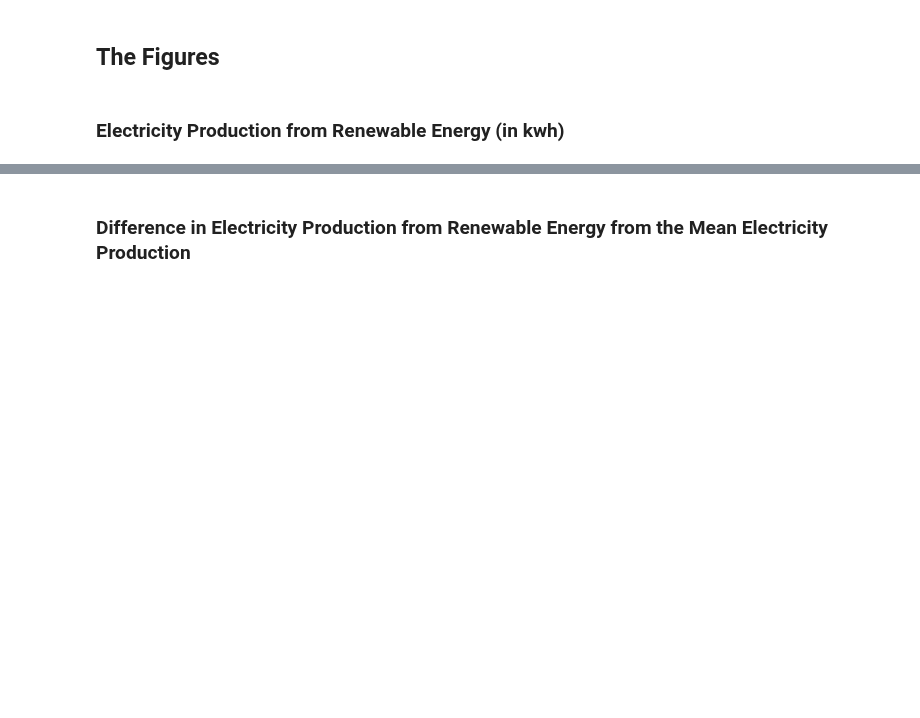
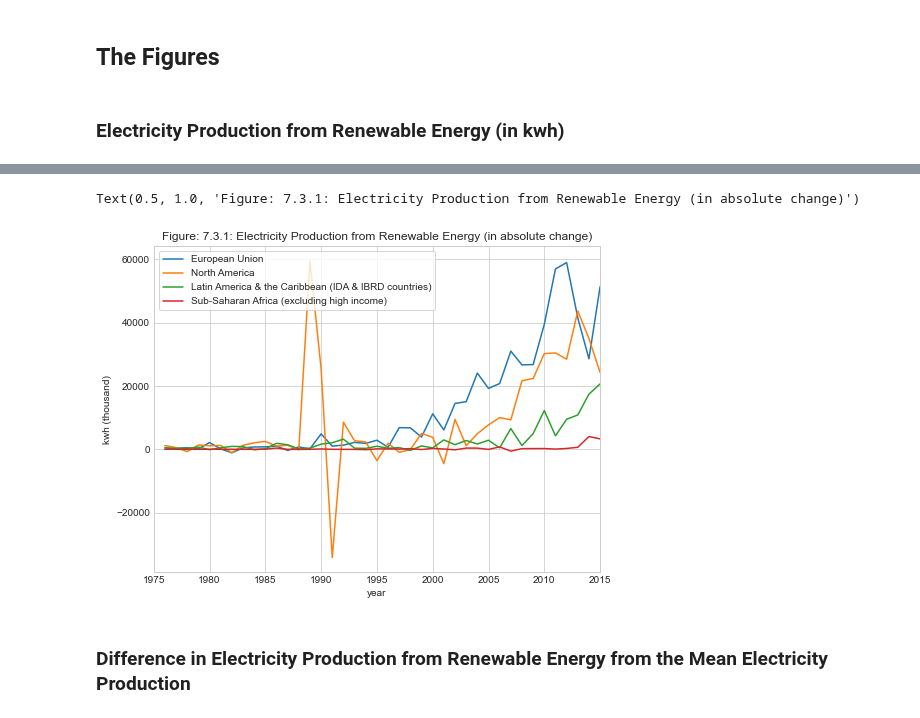
Before and after one commit to ghz106/Data-project, a Jupyter notebook: Data project.ipynb, the cells around one changed output, grey strips where cells are left out. Drawn from its saved outputs; the diff is of its cells as text; code cells hidden in the pictures; blank space fills up the shorter version.

```diff
--- a/Data project.ipynb
+++ b/Data project.ipynb
@@ -226,21 +235,3 @@ wb_rnwx_kwh_['demean'] = wb_rnwx_kwh_.e_in_kwh_thousand - wb_rnwx_kwh_.wb_rnwx_k
 ## The Figures
 # %% [markdown]
 ### Electricity Production from Renewable Energy (in kwh)
-# %%
-#we plot the figures from above, but this time not interactively
-regions = ['European Union',
-           'North America',
-           'Latin America & the Caribbean (IDA & IBRD countries)',
-           'Sub-Saharan Africa (excluding high income)']
-
-fig = plt.figure(figsize=(8,6))
-ax = fig.add_subplot(1,1,1)
-
-# Here we use the fact that the index has multiple levels (years) for an elegant loop
-for i in regions:
-    wb_rnwx_kwh_.xs(i).plot(x='year',y='e_in_kwh_thousand',ax=ax,label=i)
-
-ax.legend(frameon=True)
-ax.set_ylabel('kwh (thousands)')
-ax.set_xlim(1975, 2015) #removes the space between the border and 2015/1975
-ax.set_title('Figure: 7.3.1:'' ''Electricity Production from Renewable Energy (in kwh)')
@@ -249,0 +238,5 @@ Text(0.5, 1.0, 'Figure: 7.3.1: Electricity Production from Renewable Energy (in
+# %%
+avg_first_diff = lambda x: x.diff(1)
+wb_rnwx_kwh_abs_change = wb_rnwx_kwh_.groupby('country')['e_in_kwh_thousand'].apply(avg_first_diff)
+wb_rnwx_kwh_['absolute change'] = wb_rnwx_kwh_abs_change
+wb_rnwx_kwh_
@@ -250,3 +258,24 @@ Text(0.5, 1.0, 'Figure: 7.3.1: Electricity Production from Renewable Energy (in
+# %%
+#we plot the figures from above, but this time not interactively
+regions = ['European Union',
+           'North America',
+           'Latin America & the Caribbean (IDA & IBRD countries)',
+           'Sub-Saharan Africa (excluding high income)']
+
+fig = plt.figure(figsize=(8,6))
+ax = fig.add_subplot(1,1,1)
+
+# Here we use the fact that the index has multiple levels (years) for an elegant loop
+for i in regions:
+    wb_rnwx_kwh_.xs(i).plot(x='year',y='absolute change',ax=ax,label=i)
+
+ax.legend(frameon=True)
+ax.set_ylabel('kwh (thousand)')
+ax.set_xlim(1975, 2015) #removes the space between the border and 2015/1975
+ax.set_title('Figure: 7.3.1:'' ''Electricity Production from Renewable Energy (in absolute change)')
+# %% [output]
+Text(0.5, 1.0, 'Figure: 7.3.1: Electricity Production from Renewable Energy (in absolute change)')
+[figure, added]
 # %% [markdown]
 ### Difference in Electricity Production from Renewable Energy from the Mean Electricity Production
 # %%
```
Also changed, not shown: parts of 7 cells of this notebook.
